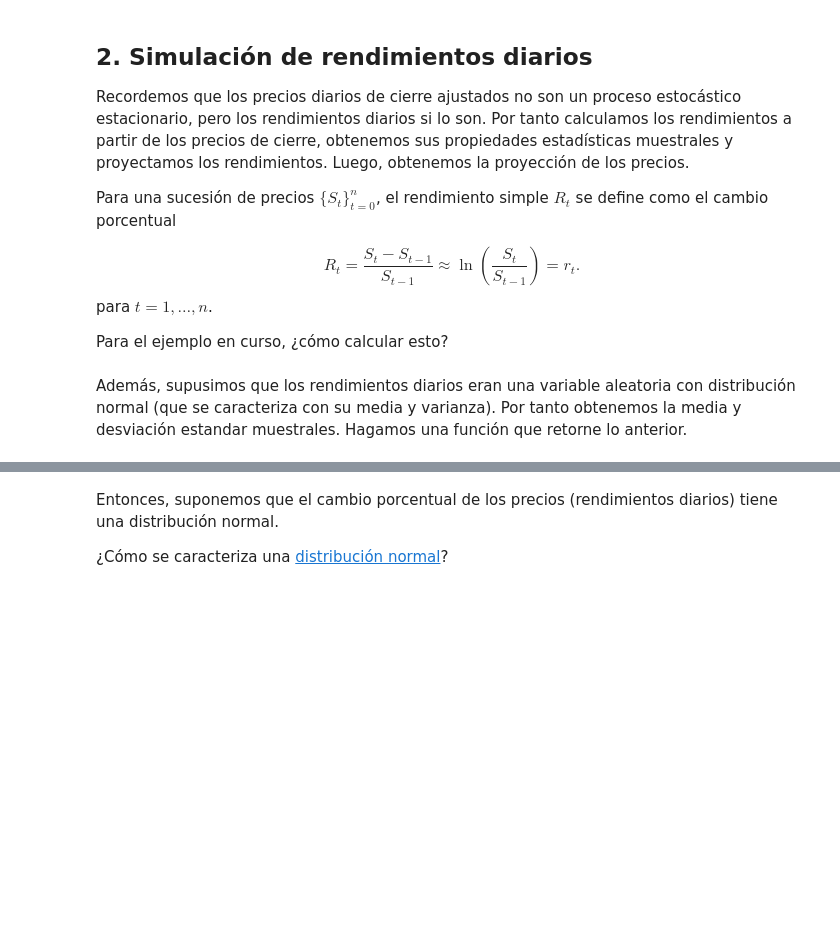
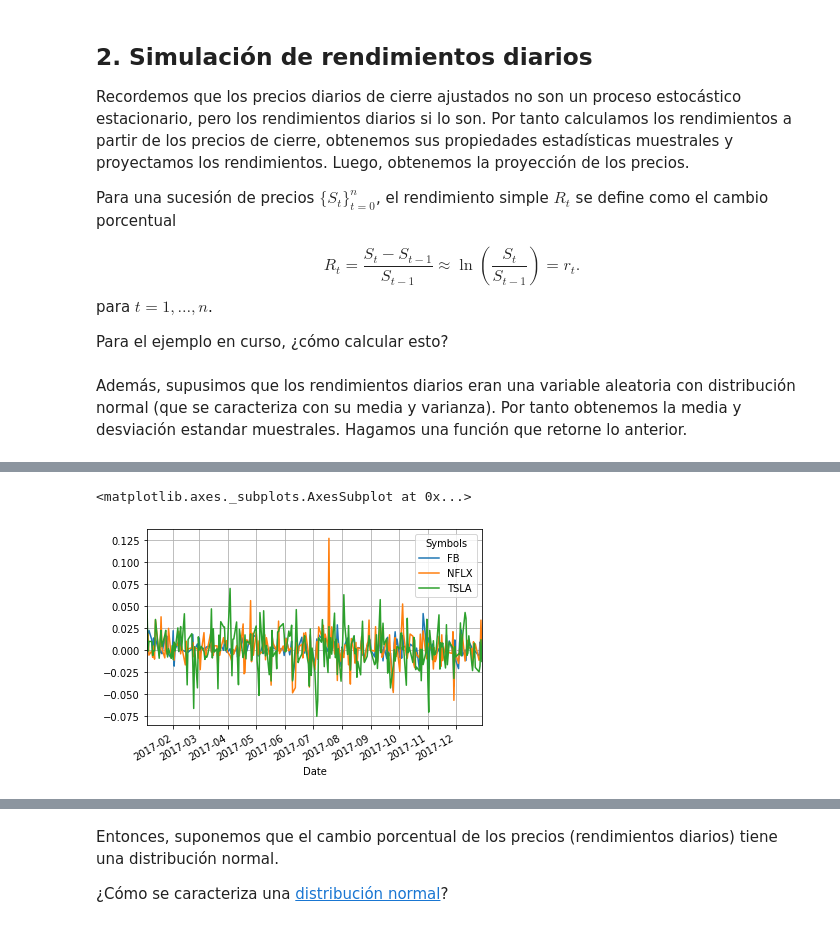
Before and after one commit to ArellanoMCarlos/SimMat2020P, a Jupyter notebook: Simulacion/ProbabilidadPrecioUmbral.ipynb, the cells around one changed output, grey strips where cells are left out. Drawn from its saved outputs; the diff is of its cells as text; code cells hidden in the pictures; blank space fills up the shorter version.

```diff
--- a/Simulacion/ProbabilidadPrecioUmbral.ipynb
+++ b/Simulacion/ProbabilidadPrecioUmbral.ipynb
@@ -31,0 +161,6 @@ Además, supusimos que los rendimientos diarios eran una variable aleatoria con
+# %%
+r=np.log(closes/closes.shift()).dropna()
+r.plot(grid=True)
+# %% [output]
+<matplotlib.axes._subplots.AxesSubplot at 0x...>
+[figure, added]
```
Also changed, not shown: parts of 30 cells of this notebook, 1 other file.
